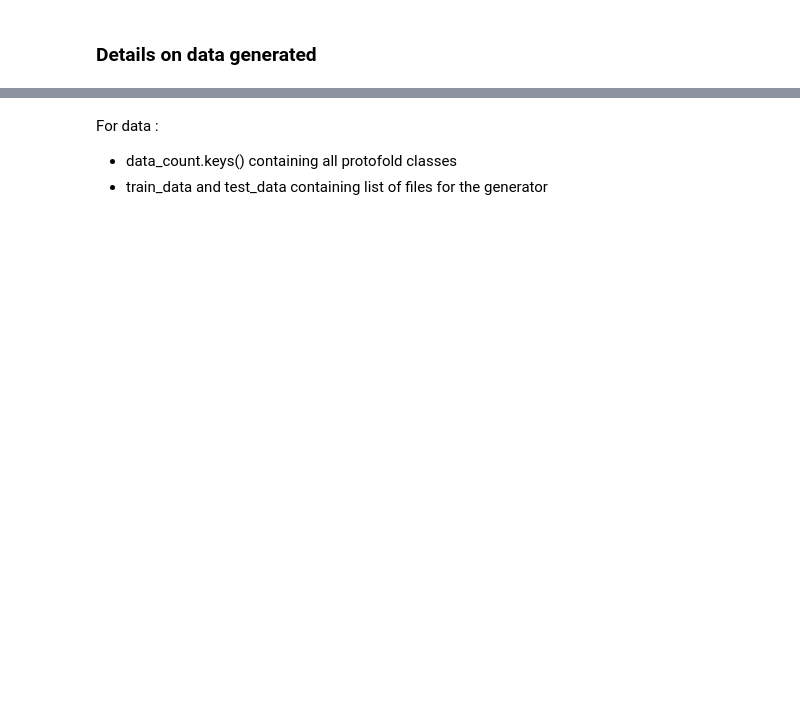
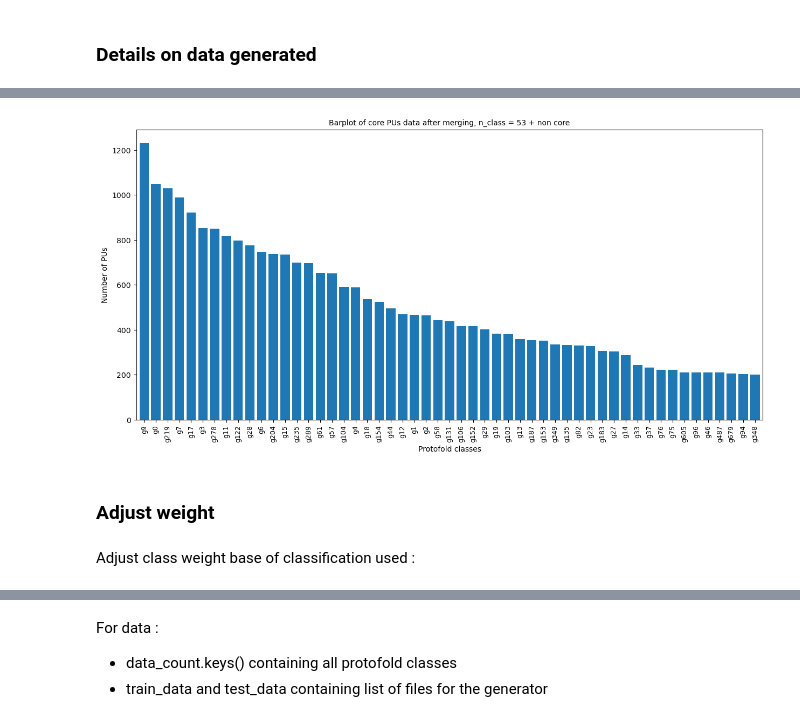
Before and after one commit to LYArn/pu, a Jupyter notebook: proj_long.ipynb, the cells around one changed output, grey strips where cells are left out. Saved outputs shown, nothing was run; the diff lists cells and outputs as text; code cells hidden in the pictures; blank space fills up the shorter version.

```diff
--- a/proj_long.ipynb
+++ b/proj_long.ipynb
@@ -334,0 +411,44 @@ plt.show()
+# %%
+tmp_merge = {}
+for key, value in data_count.items():
+    try:
+        prefix, suffix = key.split('.')
+        if suffix in tmp_merge:
+            tmp_merge[suffix] += value
+        else:
+            tmp_merge[suffix] = value
+    except:
+        tmp_merge[key] = value
+
+df_merge = pd.DataFrame.from_dict(tmp_merge, orient="index")
+df_merge = df_merge[df_merge >= 200]
+df_merge = df_merge.dropna()
+merged_data = df_merge.to_dict()[0]
+
+train_data = [x for x in train_data if x.split('/')[-2].split(".")[-1] in merged_data.keys()]
+test_data = [x for x in test_data if x.split('/')[-2].split(".")[-1] in merged_data.keys()]
+val_data = [x for x in val_data if x.split('/')[-2].split(".")[-1] in merged_data.keys()]
+# %%
+# One hot encoding of merged data
+class_encoding = {}
+for i, (key, value) in enumerate(merged_data.items()):
+    class_encoding[key] = i
+
+pu = [key for key, _ in sorted(merged_data.items(), key=lambda x: x[1], reverse=True) if key != 'noncore']
+value = [value for key, value in sorted(merged_data.items(), key=lambda x: x[1], reverse=True) if key != 'noncore']
+
+plt.figure(figsize=(15,7))
+plt.bar(range(len(merged_data)-1), value, tick_label = pu)
+plt.margins(x=0.005)
+plt.yticks(size = 10)
+plt.xticks(size = 9, rotation = 90)
+plt.xlabel("Protofold classes", size = 10)
+plt.ylabel("Number of PUs", size = 10)
+plt.title(f"Barplot of core PUs data after merging, n_class = {len(merged_data.keys())-1} + non core", size = 10)
+plt.show()
+# %% [output]
+[figure, added]
+# %% [markdown]
+### Adjust weight
+# %% [markdown]
+Adjust class weight base of classification used :
```
Also changed, not shown: parts of 66 cells of this notebook.
